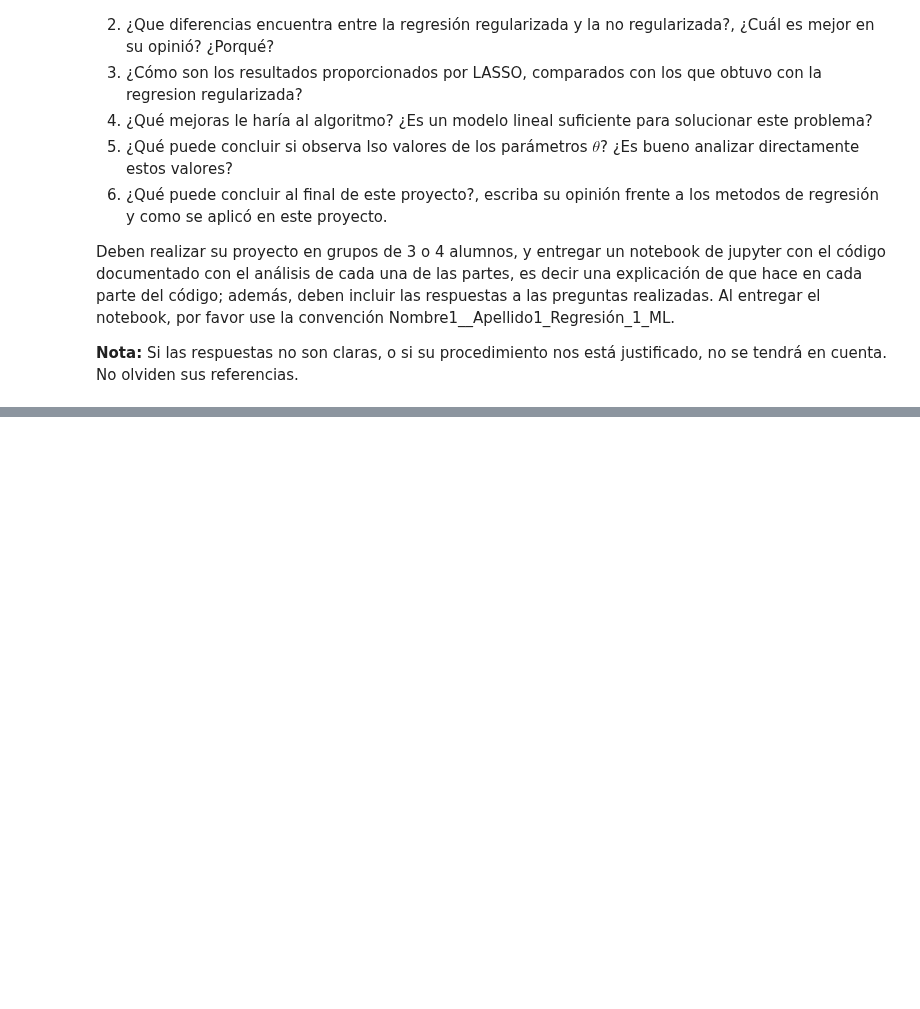
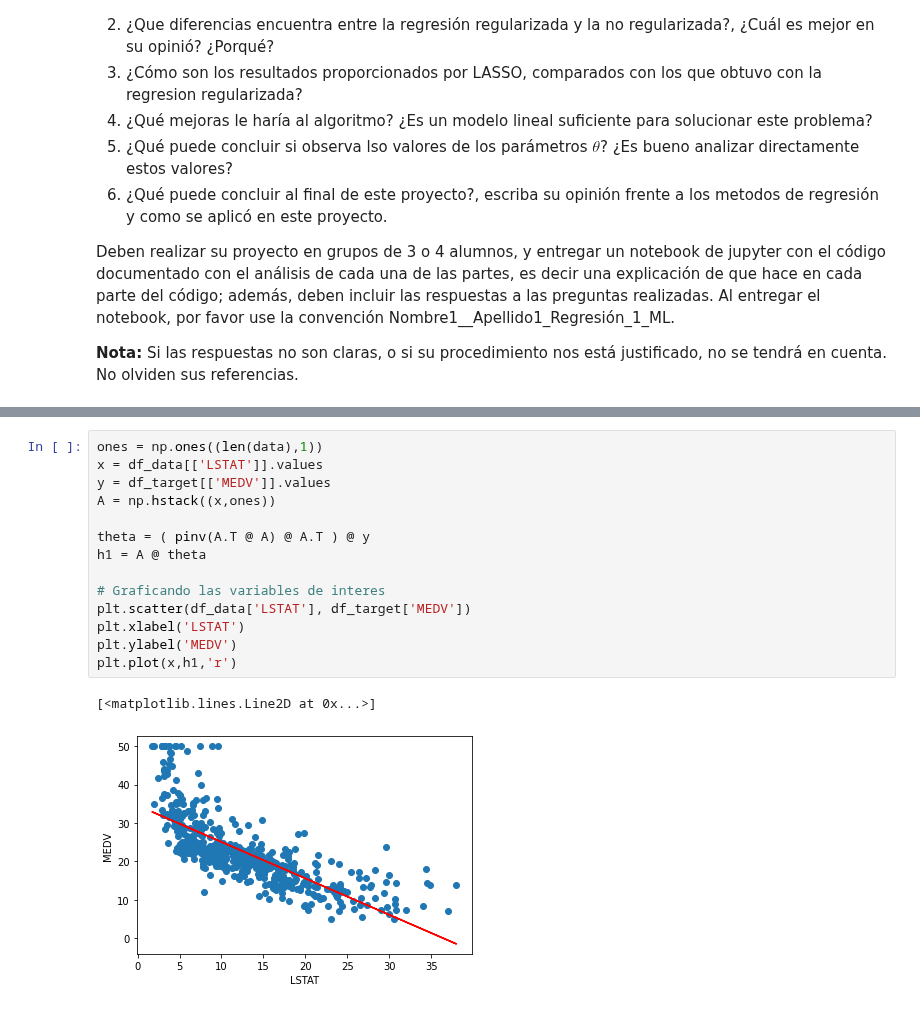
Before and after one commit to cgaravitoc/macc, a Jupyter notebook: machine learning/Proyecto 1/Proyecto 1.ipynb, the cells around one changed output, grey strips where cells are left out. Saved outputs shown, nothing was run; the diff lists cells and outputs as text; blank space fills up the shorter version.

```diff
--- a/machine learning/Proyecto 1/Proyecto 1.ipynb
+++ b/machine learning/Proyecto 1/Proyecto 1.ipynb
@@ -22,0 +133,17 @@ Deben realizar su proyecto en grupos de 3 o 4 alumnos, y entregar un notebook de
+# %%
+ones = np.ones((len(data),1))
+x = df_data[['LSTAT']].values
+y = df_target[['MEDV']].values
+A = np.hstack((x,ones))
+
+theta = ( pinv(A.T @ A) @ A.T ) @ y
+h1 = A @ theta
+
+# Graficando las variables de interes
+plt.scatter(df_data['LSTAT'], df_target['MEDV'])
+plt.xlabel('LSTAT')
+plt.ylabel('MEDV')
+plt.plot(x,h1,'r')
+# %% [output]
+[<matplotlib.lines.Line2D at 0x...>]
+[figure, added]
```
Also changed, not shown: parts of 25 cells of this notebook.
